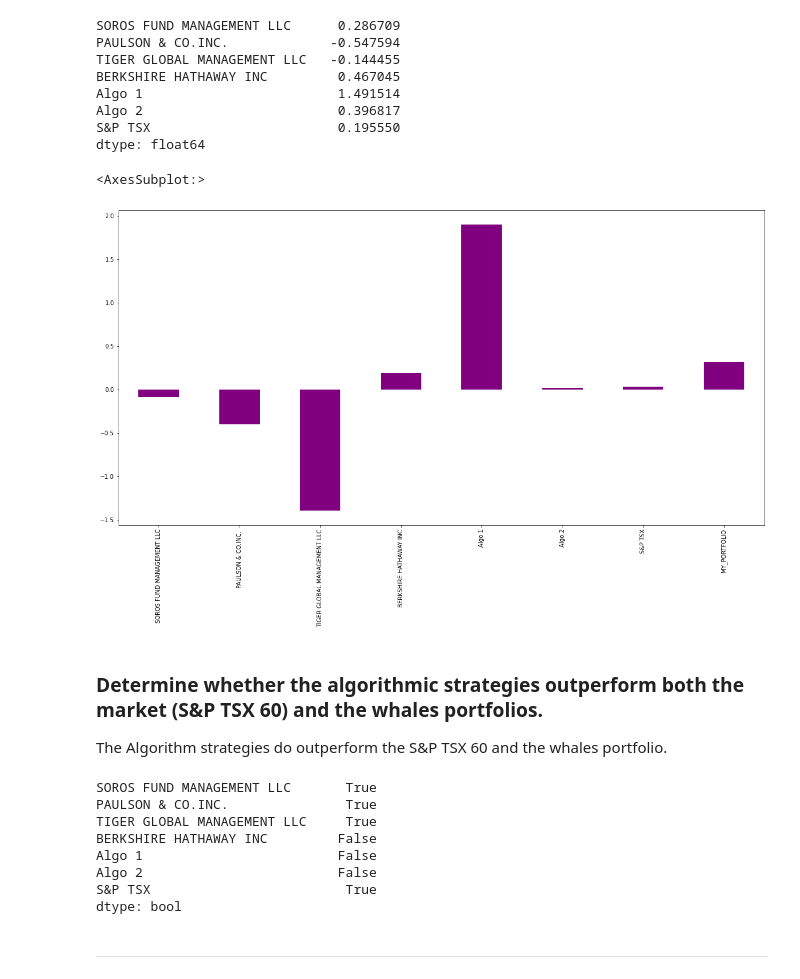
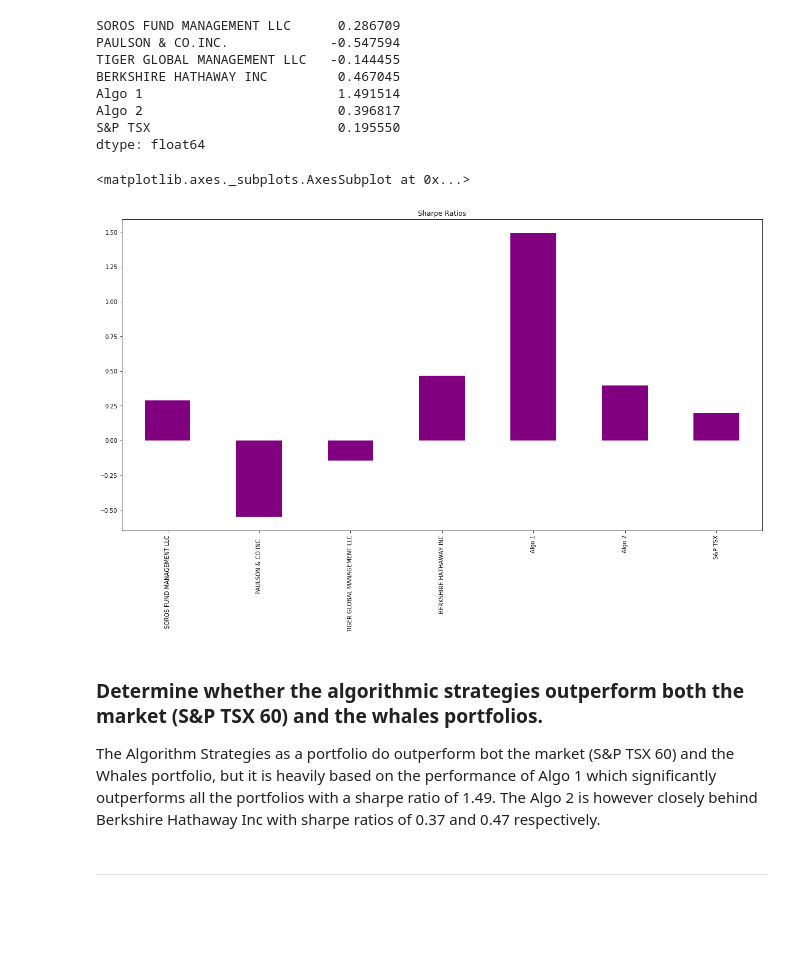
Before and after one commit to Sadiakbar/python-pandas-homework, a Jupyter notebook: Assignment-4/1. whale_analysis.ipynb, the cells around one changed output. Drawn from its saved outputs; the diff is of its cells as text; code cells hidden in the pictures; blank space fills up the shorter version.

```diff
--- a/Assignment-4/1. whale_analysis.ipynb
+++ b/Assignment-4/1. whale_analysis.ipynb
@@ -413,27 +413,14 @@ S&P TSX                        0.195550
 dtype: float64
 # %%
 # Visualize the sharpe ratios as a bar plot
-sharpe_ratios.plot(kind="bar", figsize=(20,10), color="purple")
+sharpe_ratios.plot(kind="bar", figsize=(20,10), color="purple", title="Sharpe Ratios")
 # %% [output]
-<AxesSubplot:>
+<matplotlib.axes._subplots.AxesSubplot at 0x...>
-[figure, old version]
+[figure, new version]
 # %% [markdown]
 ### Determine whether the algorithmic strategies outperform both the market (S&P TSX 60) and the whales portfolios.
 
-The Algorithm strategies do outperform the S&P TSX 60 and the whales portfolio.
+The Algorithm Strategies as a portfolio do outperform bot the market (S&P TSX 60) and the Whales portfolio, but it is heavily based on the performance of Algo 1 which significantly outperforms all the portfolios with a sharpe ratio of 1.49. The Algo 2 is however closely behind Berkshire Hathaway Inc with sharpe ratios of 0.37 and 0.47 respectively.
-# %%
-sharpe_ratios['Algo 1']>sharpe_ratios
-sharpe_ratios['Algo 2']>sharpe_ratios
-####################################################
-# %% [output]
-SOROS FUND MANAGEMENT LLC       True
-PAULSON & CO.INC.               True
-TIGER GLOBAL MANAGEMENT LLC     True
-BERKSHIRE HATHAWAY INC         False
-Algo 1                         False
-Algo 2                         False
-S&P TSX                         True
-dtype: bool
 # %% [markdown]
 ---
 # %% [markdown]
```
Also changed, not shown: parts of 17 cells of this notebook, 9 other files.
